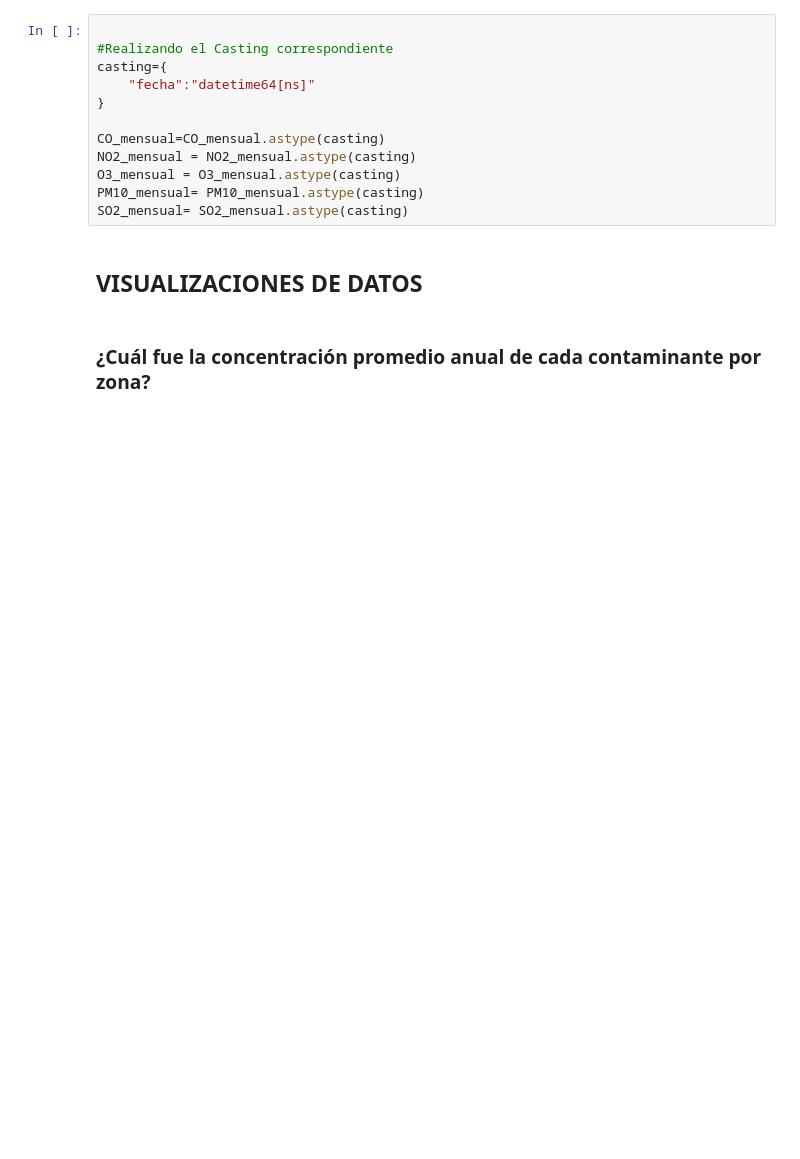
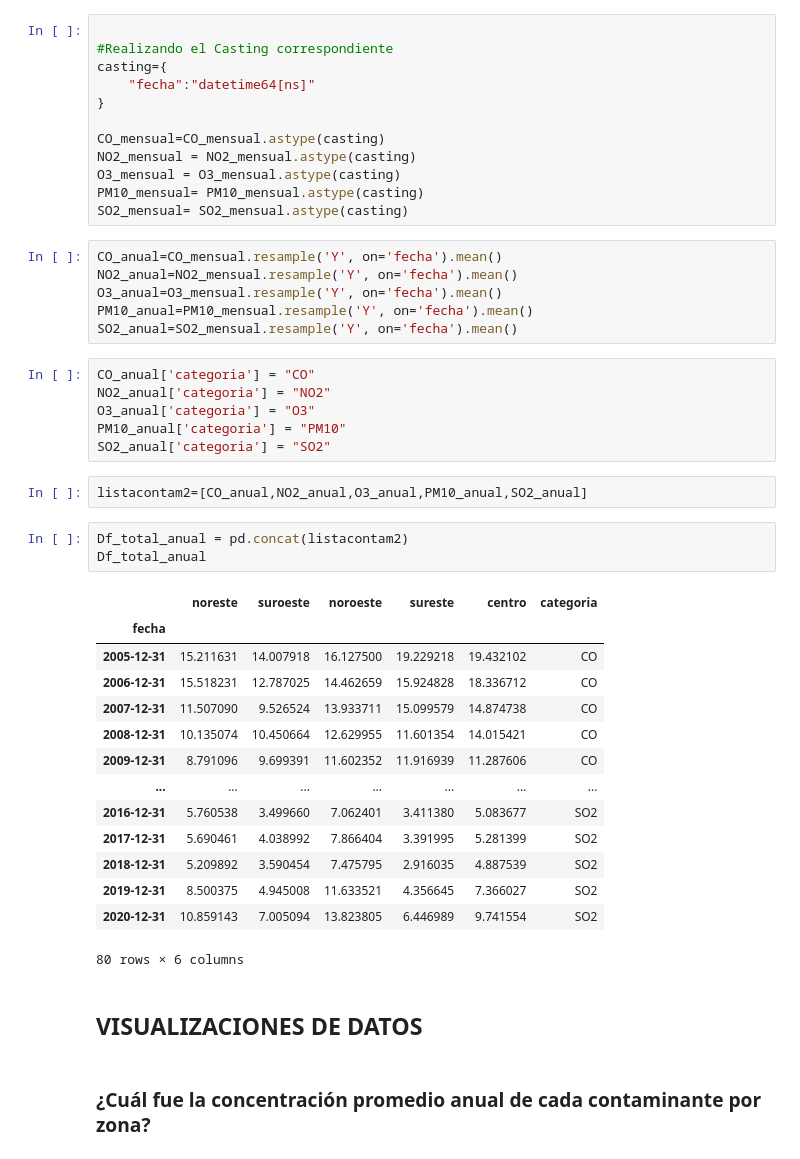
Before and after one commit to BettySanchez7/AirDataMx, a Jupyter notebook: Notebooks/Visualizaciones.ipynb, the cells around one changed output. Drawn from its saved outputs; the diff is of its cells as text; blank space fills up the shorter version.

```diff
--- a/Notebooks/Visualizaciones.ipynb
+++ b/Notebooks/Visualizaciones.ipynb
@@ -24,6 +28,38 @@ NO2_mensual = NO2_mensual.astype(casting)
 O3_mensual = O3_mensual.astype(casting)
 PM10_mensual= PM10_mensual.astype(casting)
 SO2_mensual= SO2_mensual.astype(casting)
+# %%
+CO_anual=CO_mensual.resample('Y', on='fecha').mean()
+NO2_anual=NO2_mensual.resample('Y', on='fecha').mean()
+O3_anual=O3_mensual.resample('Y', on='fecha').mean()
+PM10_anual=PM10_mensual.resample('Y', on='fecha').mean()
+SO2_anual=SO2_mensual.resample('Y', on='fecha').mean()
+# %%
+CO_anual['categoria'] = "CO"
+NO2_anual['categoria'] = "NO2"
+O3_anual['categoria'] = "O3"
+PM10_anual['categoria'] = "PM10"
+SO2_anual['categoria'] = "SO2"
+# %%
+listacontam2=[CO_anual,NO2_anual,O3_anual,PM10_anual,SO2_anual]
+# %%
+Df_total_anual = pd.concat(listacontam2)
+Df_total_anual
+# %% [output]
+|  | noreste | suroeste | noroeste | sureste | centro | categoria |
+| fecha |  |  |  |  |  |  |
+| 2005-12-31 | 15.211631 | 14.007918 | 16.127500 | 19.229218 | 19.432102 | CO |
+| 2006-12-31 | 15.518231 | 12.787025 | 14.462659 | 15.924828 | 18.336712 | CO |
+| 2007-12-31 | 11.507090 | 9.526524 | 13.933711 | 15.099579 | 14.874738 | CO |
+| 2008-12-31 | 10.135074 | 10.450664 | 12.629955 | 11.601354 | 14.015421 | CO |
+| 2009-12-31 | 8.791096 | 9.699391 | 11.602352 | 11.916939 | 11.287606 | CO |
+| ... | ... | ... | ... | ... | ... | ... |
+| 2016-12-31 | 5.760538 | 3.499660 | 7.062401 | 3.411380 | 5.083677 | SO2 |
+| 2017-12-31 | 5.690461 | 4.038992 | 7.866404 | 3.391995 | 5.281399 | SO2 |
+| 2018-12-31 | 5.209892 | 3.590454 | 7.475795 | 2.916035 | 4.887539 | SO2 |
+| 2019-12-31 | 8.500375 | 4.945008 | 11.633521 | 4.356645 | 7.366027 | SO2 |
+| 2020-12-31 | 10.859143 | 7.005094 | 13.823805 | 6.446989 | 9.741554 | SO2 |
+80 rows × 6 columns
 # %% [markdown]
 ## VISUALIZACIONES DE DATOS
 # %% [markdown]
```
Also changed, not shown: parts of 20 cells of this notebook, 1 other file.
